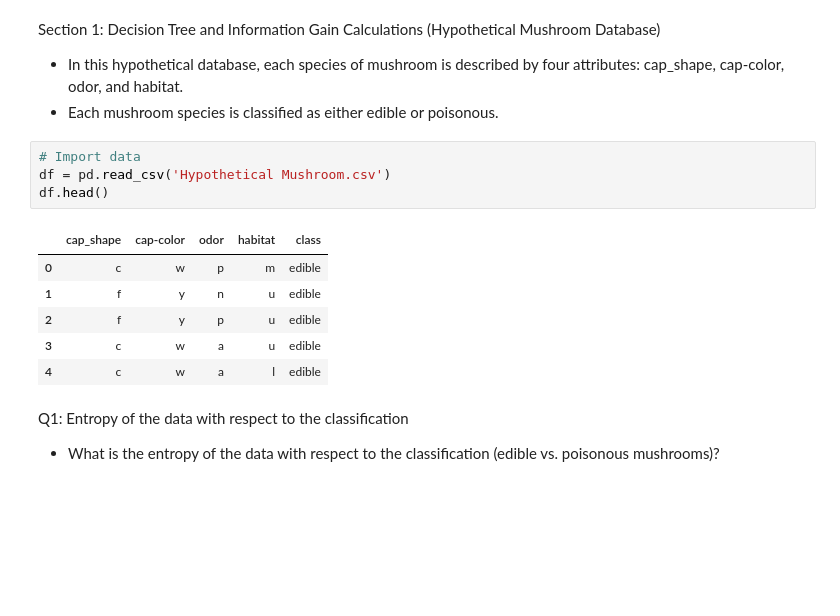
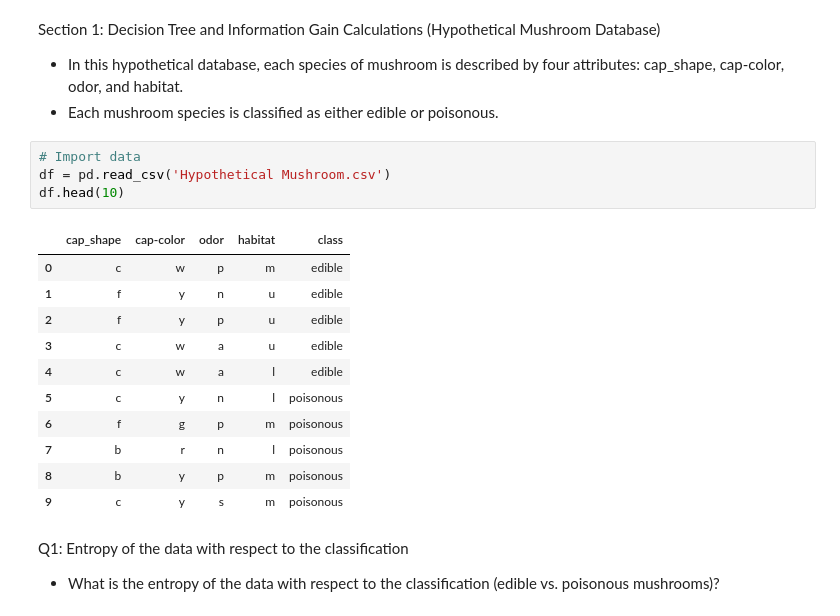
Before and after one commit to CleliaCaetano/Unveiling-Mushroom-Mysteries-A-Python-Powered-Machine-Learning-Journey, a Jupyter notebook: Unveiling_Mushroom_Mysteries_A_Python_Powered_Machine_Learning_Journey.ipynb, the cells around one changed output. Cells and saved outputs as stored; diff of their text form; blank space fills up the shorter version.

```diff
--- a/Unveiling_Mushroom_Mysteries_A_Python_Powered_Machine_Learning_Journey.ipynb
+++ b/Unveiling_Mushroom_Mysteries_A_Python_Powered_Machine_Learning_Journey.ipynb
@@ -41,14 +41,19 @@ Section 1: Decision Tree and Information Gain Calculations (Hypothetical Mushroo
 # %%
 # Import data
 df = pd.read_csv('Hypothetical Mushroom.csv')
-df.head()
+df.head(10)
 # %% [output]
 |  | cap_shape | cap-color | odor | habitat | class |
 | 0 | c | w | p | m | edible |
 | 1 | f | y | n | u | edible |
 | 2 | f | y | p | u | edible |
 | 3 | c | w | a | u | edible |
 | 4 | c | w | a | l | edible |
+| 5 | c | y | n | l | poisonous |
+| 6 | f | g | p | m | poisonous |
+| 7 | b | r | n | l | poisonous |
+| 8 | b | y | p | m | poisonous |
+| 9 | c | y | s | m | poisonous |
 # %% [markdown]
 Q1: Entropy of the data with respect to the classification
 - What is the entropy of the data with respect to the classification (edible vs. poisonous mushrooms)?
```
Also changed, not shown: parts of 12 cells of this notebook.
